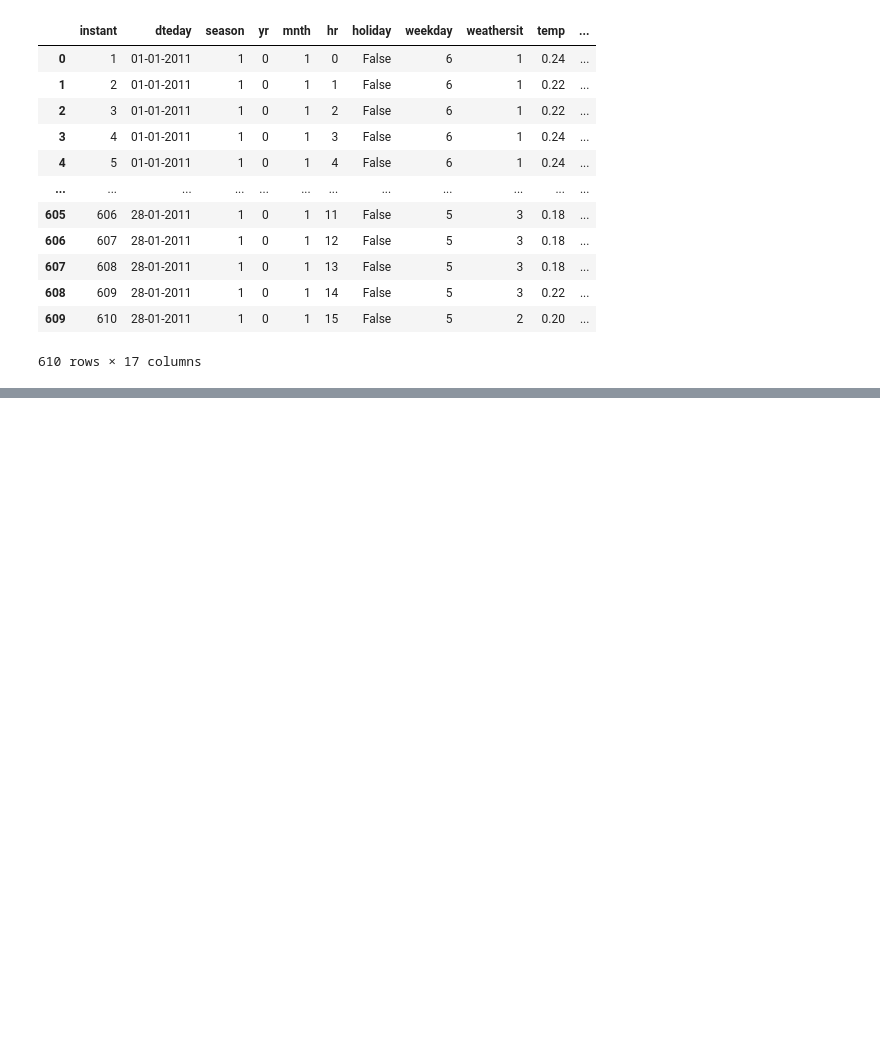
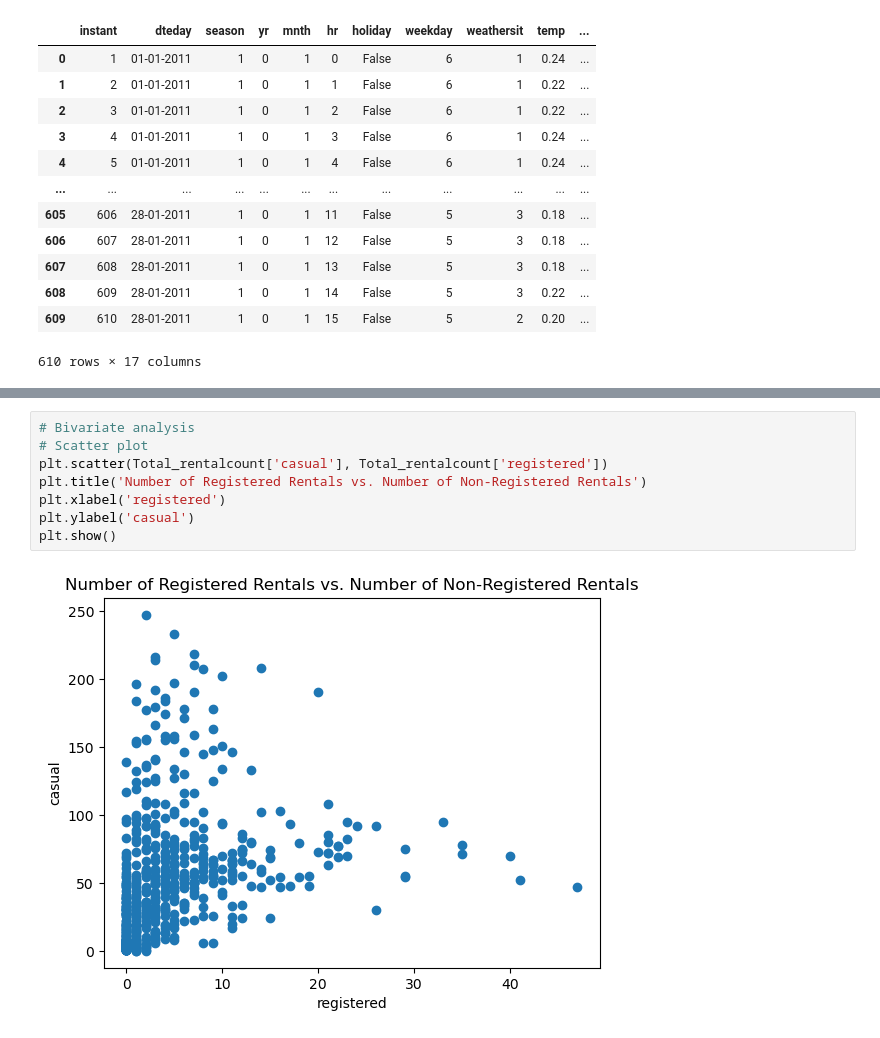
Before and after one commit to MdUmarFarooqui/Project_2, a Jupyter notebook: Project_2.ipynb, the cells around one changed output, grey strips where cells are left out. Drawn from its saved outputs; the diff is of its cells as text; blank space fills up the shorter version.

```diff
--- a/Project_2.ipynb
+++ b/Project_2.ipynb
@@ -294,0 +433,10 @@ Total_rentalcount
+# %%
+# Bivariate analysis
+# Scatter plot
+plt.scatter(Total_rentalcount['casual'], Total_rentalcount['registered'])
+plt.title('Number of Registered Rentals vs. Number of Non-Registered Rentals')
+plt.xlabel('registered')
+plt.ylabel('casual')
+plt.show()
+# %% [output]
+[figure, added]
```
Also changed, not shown: parts of 51 cells of this notebook.
